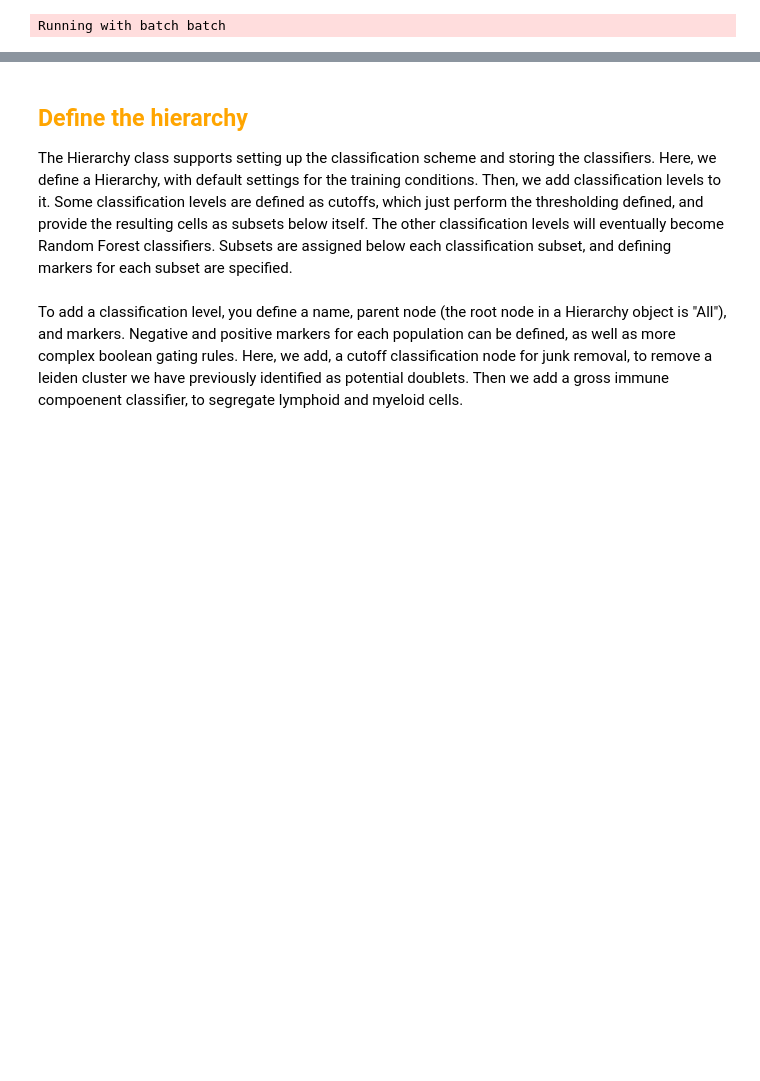
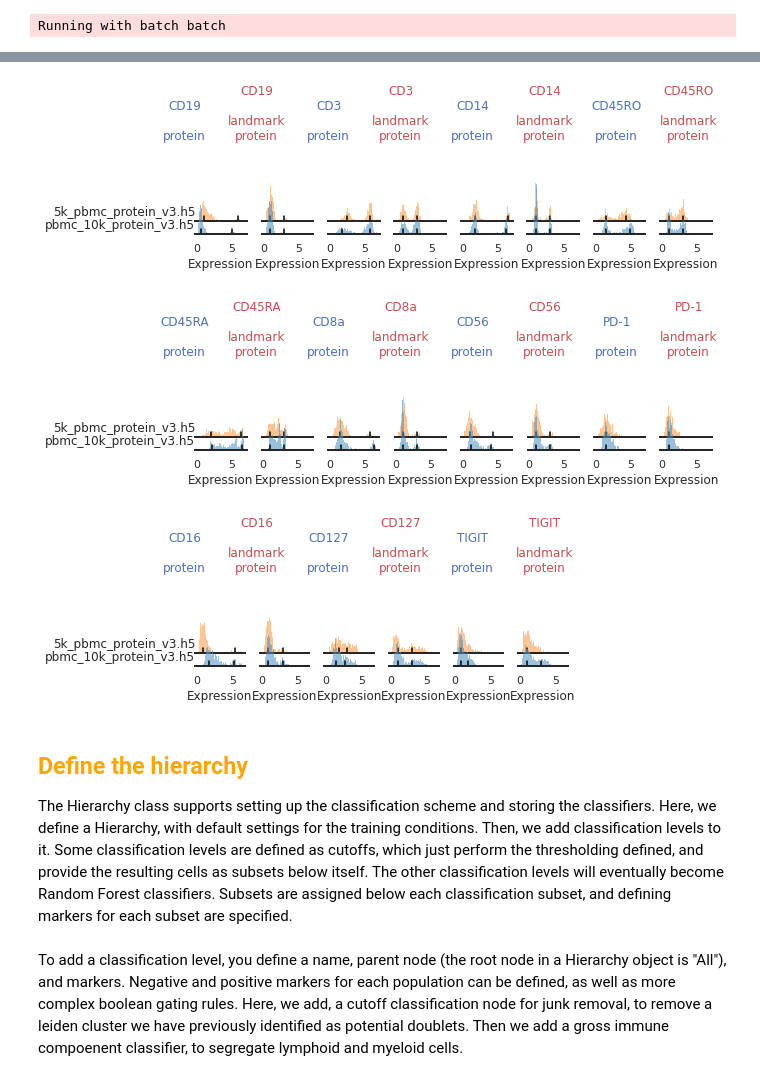
Before and after one commit to donnafarberlab/MMoCHi, a Jupyter notebook: docs/Classifier_Demo.ipynb, the cells around one changed output, grey strips where cells are left out. Cells and saved outputs as stored; diff of their text form; code cells hidden in the pictures; blank space fills up the shorter version.

```diff
--- a/docs/Classifier_Demo.ipynb
+++ b/docs/Classifier_Demo.ipynb
@@ -88,3 +95,11 @@ mmc.stacked_density_plots(adata,adata.obsm['protein'].columns[10:13],batch_key='
+# %%
+mmc.stacked_density_plots(adata,adata.obsm['protein'].columns[0:4],batch_key='batch', subsample = .1,height=1,aspect=1)
+mmc.stacked_density_plots(adata,adata.obsm['protein'].columns[5:9],batch_key='batch', subsample = .1,height=1,aspect=1)
+mmc.stacked_density_plots(adata,adata.obsm['protein'].columns[10:13],batch_key='batch', subsample = .1,height=1,aspect=1)
+# %% [output]
+[figure, added]
+[figure, added]
+[figure, added]
 # %% [markdown]
 ## <b style='color:orange'>Define the hierarchy
 
```
Also changed, not shown: parts of 18 cells of this notebook, 12 other files.
